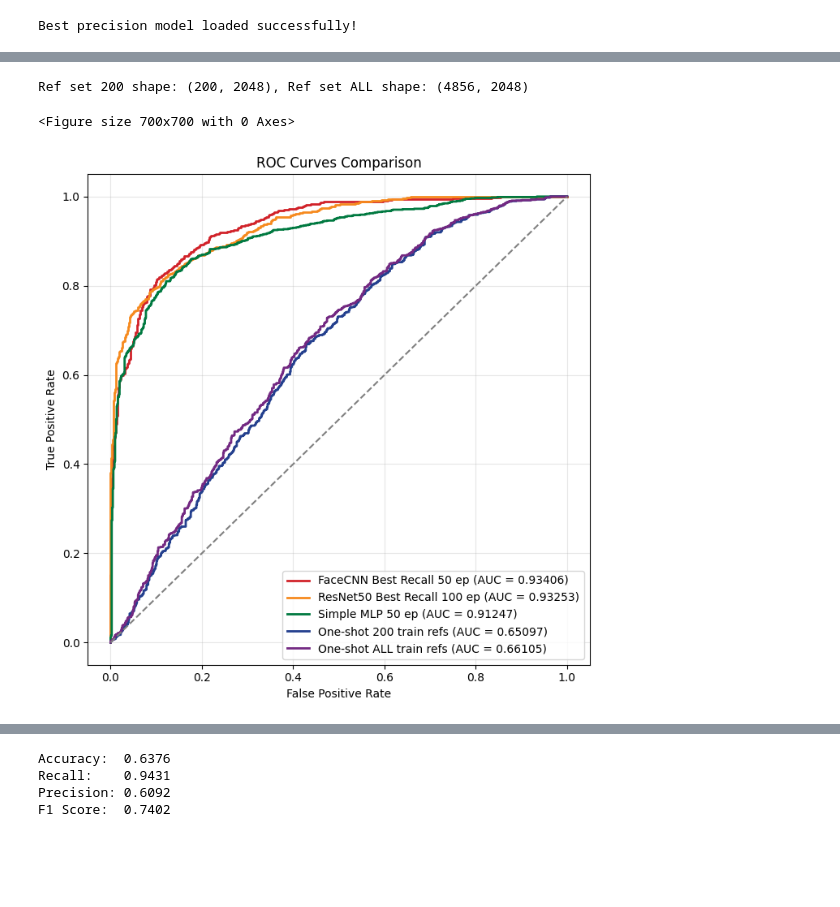
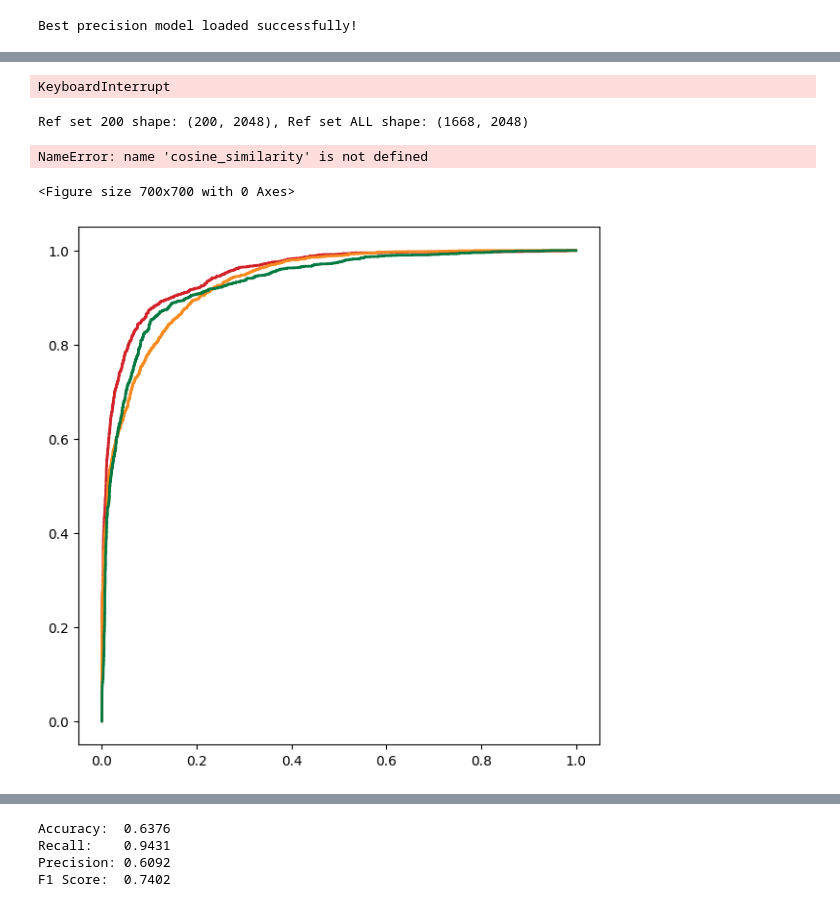
Before and after one commit to DominikKlisiewicz/faces, a Jupyter notebook: modelling.ipynb, the cells around one changed output, grey strips where cells are left out. Saved outputs shown, nothing was run; the diff lists cells and outputs as text; code cells hidden in the pictures; blank space fills up the shorter version.

```diff
--- a/modelling.ipynb
+++ b/modelling.ipynb
@@ -780,7 +839,7 @@ Best precision model loaded successfully!
 from sklearn.metrics import confusion_matrix
 
 model= backbone.to(device)
-model.load_state_dict(torch.load(f"{MODELS_DIR}/best_precision_model_resnet50_100ep.pth"))
+model.load_state_dict(torch.load(f"{MODELS_DIR}/best_precision_model_resnet50_100ep.pth", map_location=device))
 model.eval()
 model.to(device)
 
@@ -788,9 +847,9 @@ all_labels = []
 all_probs = []
 
 with torch.no_grad():
-    for images, labels in test_loader:
+    for images, labels in tqdm(test_loader):
         images, labels = images.to(device), labels.to(device)
-        outputs = model(images)
+        outputs = model(images).to(device)
 
         probs = torch.softmax(outputs, dim=1)  # get class probabilities
         all_probs.append(probs.cpu().numpy())
@@ -901,7 +977,7 @@ class RefSetClassifier:
 def get_embeddings_from_loader(loader, max_samples=None):
     embs, labels = [], []
     with torch.no_grad():
-        for imgs, lbls in loader:
+        for imgs, lbls in tqdm(loader):
             imgs = imgs.to(device)
             batch_embs = get_embedding_tensor(imgs).cpu().numpy()
             embs.append(batch_embs)
@@ -913,25 +989,30 @@ def get_embeddings_from_loader(loader, max_samples=None):
     embs = np.vstack(embs)
     labels = np.array(labels)
     return embs, labels
-
-# 200 random images from train set
-indices_200 = random.sample(range(len(train_dataset)), 200)
-train_subset_200 = Subset(train_dataset, indices_200)
-train_loader_200 = torch.utils.data.DataLoader(train_subset_200, batch_size=32, shuffle=False)
-
-ref_embs_200, _ = get_embeddings_from_loader(train_loader_200)
-
-# All training images
-train_loader_full = torch.utils.data.DataLoader(train_dataset, batch_size=32, shuffle=False)
-ref_embs_all, _ = get_embeddings_from_loader(train_loader_full)
-
-print(f"Ref set 200 shape: {ref_embs_200.shape}, Ref set ALL shape: {ref_embs_all.shape}")
-
-# ------------------ Build reference models ------------------
-ref_model_200 = RefSetClassifier(ref_embs_200, method="mean")
-ref_model_all = RefSetClassifier(ref_embs_all, method="mean")
 # %% [output]
-Ref set 200 shape: (200, 2048), Ref set ALL shape: (4856, 2048)
+KeyboardInterrupt
+# %%
+from torch.utils.data import Subset, DataLoader
+import random
+
+
+target_indices = [i for i, (_, label) in enumerate(train_dataset) if label == 1]
+
+indices_200 = random.sample(target_indices, 200)
+train_subset_200 = Subset(train_dataset, indices_200)
+train_loader_200 = DataLoader(train_subset_200, batch_size=32, shuffle=False)
+
+train_subset_all = Subset(train_dataset, target_indices)
+train_loader_full = DataLoader(train_subset_all, batch_size=32, shuffle=False)
+
+ref_embs_200, _ = get_embeddings_from_loader(train_loader_200)
+ref_embs_all, _ = get_embeddings_from_loader(train_loader_full)
+
+print(f"Ref set 200 shape: {ref_embs_200.shape}, Ref set ALL shape: {ref_embs_all.shape}")
+ref_model_200 = RefSetClassifier(ref_embs_200, method="mean")
+ref_model_all = RefSetClassifier(ref_embs_all, method="mean")
+# %% [output]
+Ref set 200 shape: (200, 2048), Ref set ALL shape: (1668, 2048)
 # %%
 import matplotlib.pyplot as plt
 from sklearn.metrics import roc_curve, auc
@@ -945,12 +1026,12 @@ backbone.fc = nn.Linear(num_features, 2)  # Binary classification: target vs non
 for name, param in backbone.named_parameters():
     if "fc" not in name:
         param.requires_grad = False
-model_resnet = backbone.to(device)
-model_resnet.load_state_dict(torch.load(f"{MODELS_DIR}/best_precision_model_resnet50.pth"))
+# model_resnet = backbone.to(device)
+# model_resnet.load_state_dict(torch.load(f"{MODELS_DIR}/best_precision_model_resnet50.pth"))
 
 
 model_resnet_100ep= backbone.to(device)
-model_resnet_100ep.load_state_dict(torch.load(f"{MODELS_DIR}/best_recall_model_resnet50_100ep.pth"))
+model_resnet_100ep.load_state_dict(torch.load(f"{MODELS_DIR}/best_recall_model_resnet50_100ep.pth",map_location=device))
 
 
 model_facecnn = FaceCNN(num_classes=2, img_height=170, img_width=220).to(device)
@@ -975,14 +1056,12 @@ colors = ["#d12229", "#f68a1e", "#007940", "#24408e", "#732982", "#8a4b2e"]
 
 plt.figure(figsize=(7,7))
 
-plt.figure(figsize=(7,7))
-
 for idx, (model, name) in enumerate(models_to_compare):
     all_labels = []
     all_probs = []
 
     with torch.no_grad():
-        for images, labels in test_loader:
+        for images, labels in tqdm(test_loader):
             images, labels = images.to(device), labels.to(device)
 
             if isinstance(model, torch.nn.Module):
@@ -994,32 +1073,33 @@ for idx, (model, name) in enumerate(models_to_compare):
                     probs = torch.softmax(outputs, dim=1)[:, 1]  # prob of positive class
                 else:
                     probs = torch.sigmoid(outputs).squeeze(1)
 
                 all_probs.extend(probs.cpu().numpy())
             else:
                 scores = model.predict_proba(images)  # already numpy
                 all_probs.extend(scores)
 
             all_labels.extend(labels.cpu().numpy())
 
     all_probs = np.array(all_probs)
     all_labels = np.array(all_labels)
 
     fpr, tpr, _ = roc_curve(all_labels, all_probs)
     roc_auc = auc(fpr, tpr)
 
     plt.plot(fpr, tpr, color=colors[idx % len(colors)], lw=2,
              label=f"{name} (AUC = {roc_auc:.5f})")
 
 plt.plot([0,1], [0,1], linestyle='--', color='gray')
 plt.xlabel("False Positive Rate")
 plt.ylabel("True Positive Rate")
 plt.title("ROC Curves Comparison")
 plt.legend(loc="lower right")
 plt.grid(alpha=0.3)
 plt.tight_layout()
 plt.savefig("roc_curves_resnet_vs_facecnn_vs_mlp_vs_refs.png", dpi=300)
 plt.show()
 # %% [output]
-<Figure size 700x700 with 0 Axes>
+NameError: name 'cosine_similarity' is not defined
+<Figure size 700x700 with 0 Axes>
-[figure, old version]
+[figure, new version]
```
Also changed, not shown: parts of 29 cells of this notebook, 4 other files.
